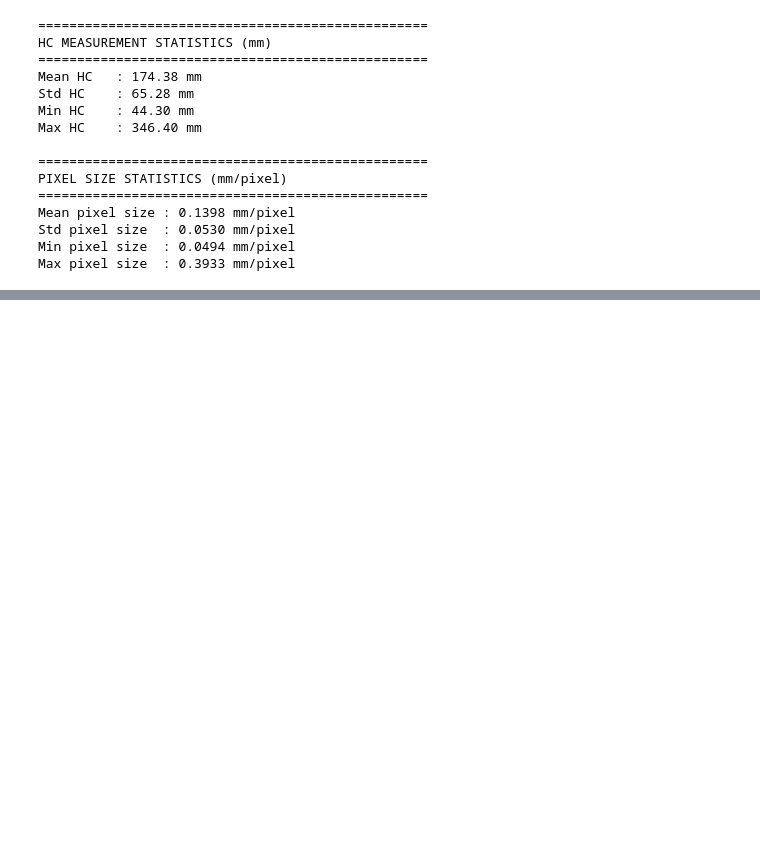
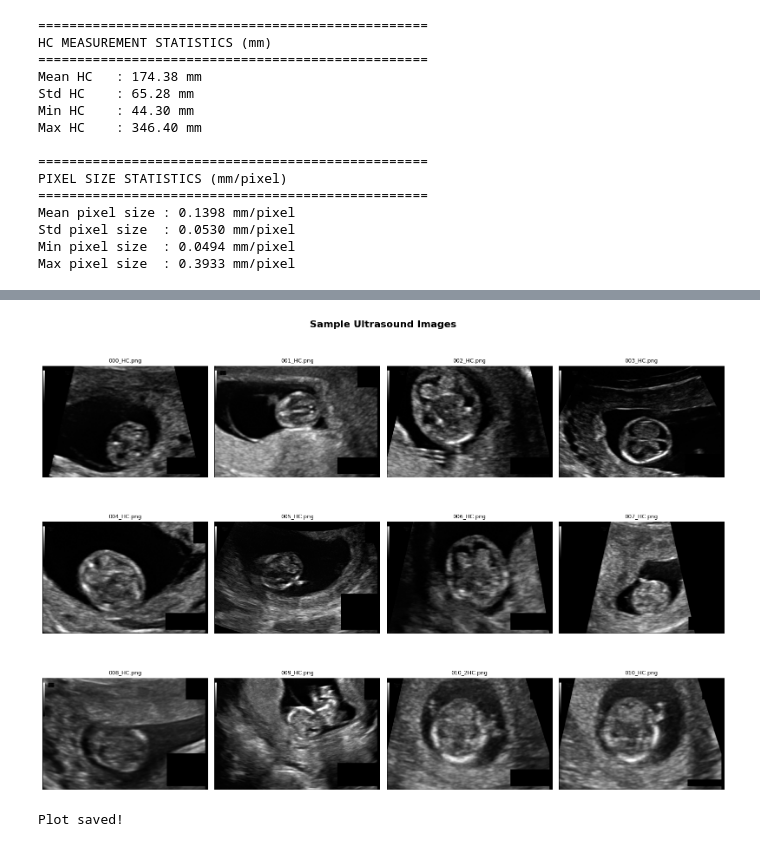
Before and after one commit to UMESH-KALE0777/MaternaVision, a Jupyter notebook: training/notebooks/01_EDA.ipynb, the cells around one changed output, grey strips where cells are left out. Cells and saved outputs as stored; diff of their text form; code cells hidden in the pictures; blank space fills up the shorter version.

Commit message:
Umesh - added image visualization, annotation mask handling, and ellipse/landmark extraction

```diff
--- a/training/notebooks/01_EDA.ipynb
+++ b/training/notebooks/01_EDA.ipynb
@@ -186,0 +202,18 @@ print("Plot saved!")
+# %%
+fig, axes = plt.subplots(3, 4, figsize=(16, 12))
+axes = axes.flatten()
+
+for i, img_path in enumerate(train_images[:12]):
+    img = cv2.imread(str(img_path), cv2.IMREAD_GRAYSCALE)
+    axes[i].imshow(img, cmap='gray')
+    axes[i].set_title(img_path.name[:15], fontsize=9)
+    axes[i].axis('off')
+
+plt.suptitle('Sample Ultrasound Images', fontsize=16, fontweight='bold')
+plt.tight_layout()
+plt.savefig('sample_images.png', dpi=150, bbox_inches='tight')
+plt.show()
+print("Plot saved!")
+# %% [output]
+[figure, added]
+Plot saved!
```
Also changed, not shown: parts of 5 cells of this notebook, 2 other files.
